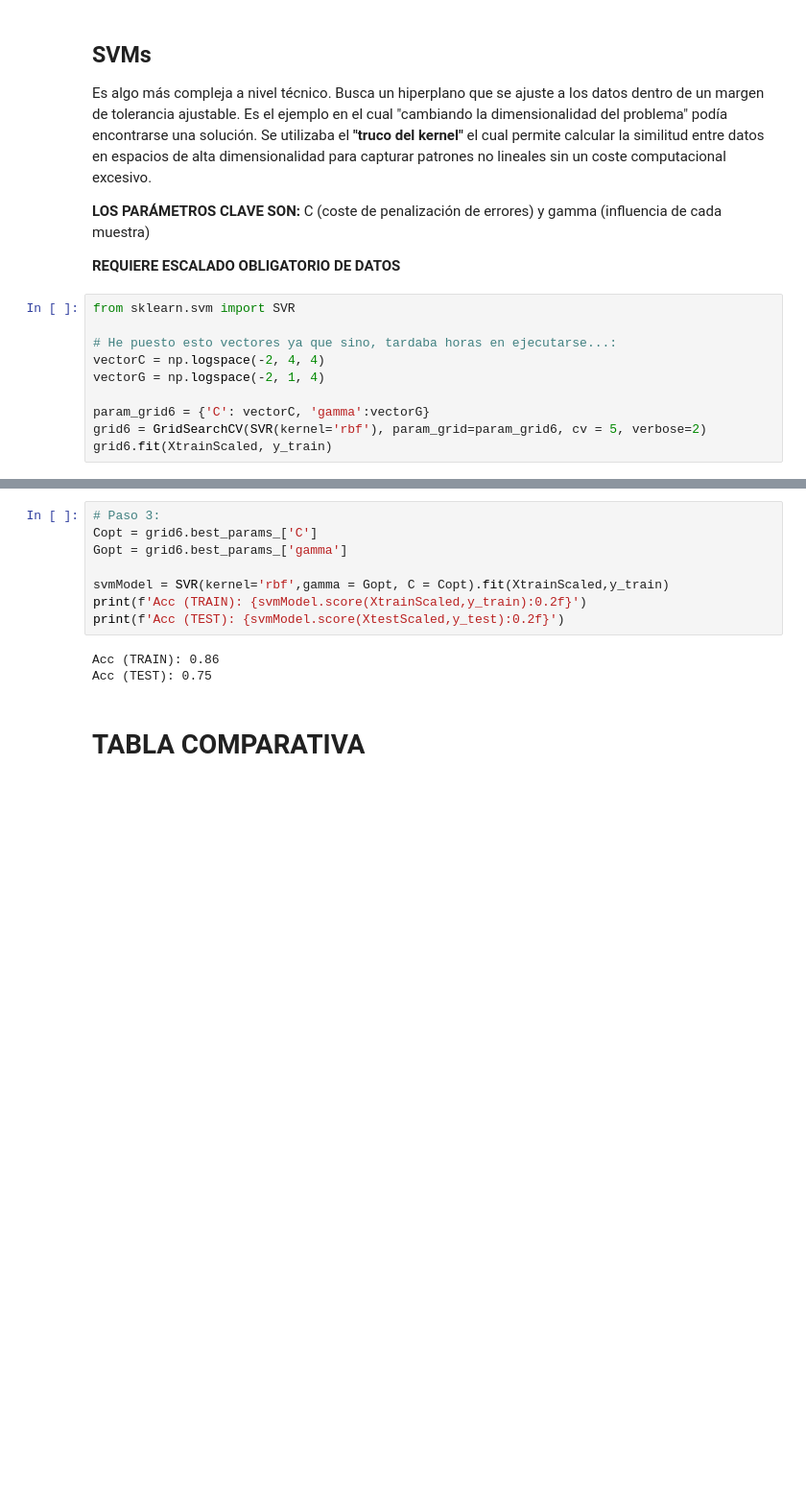
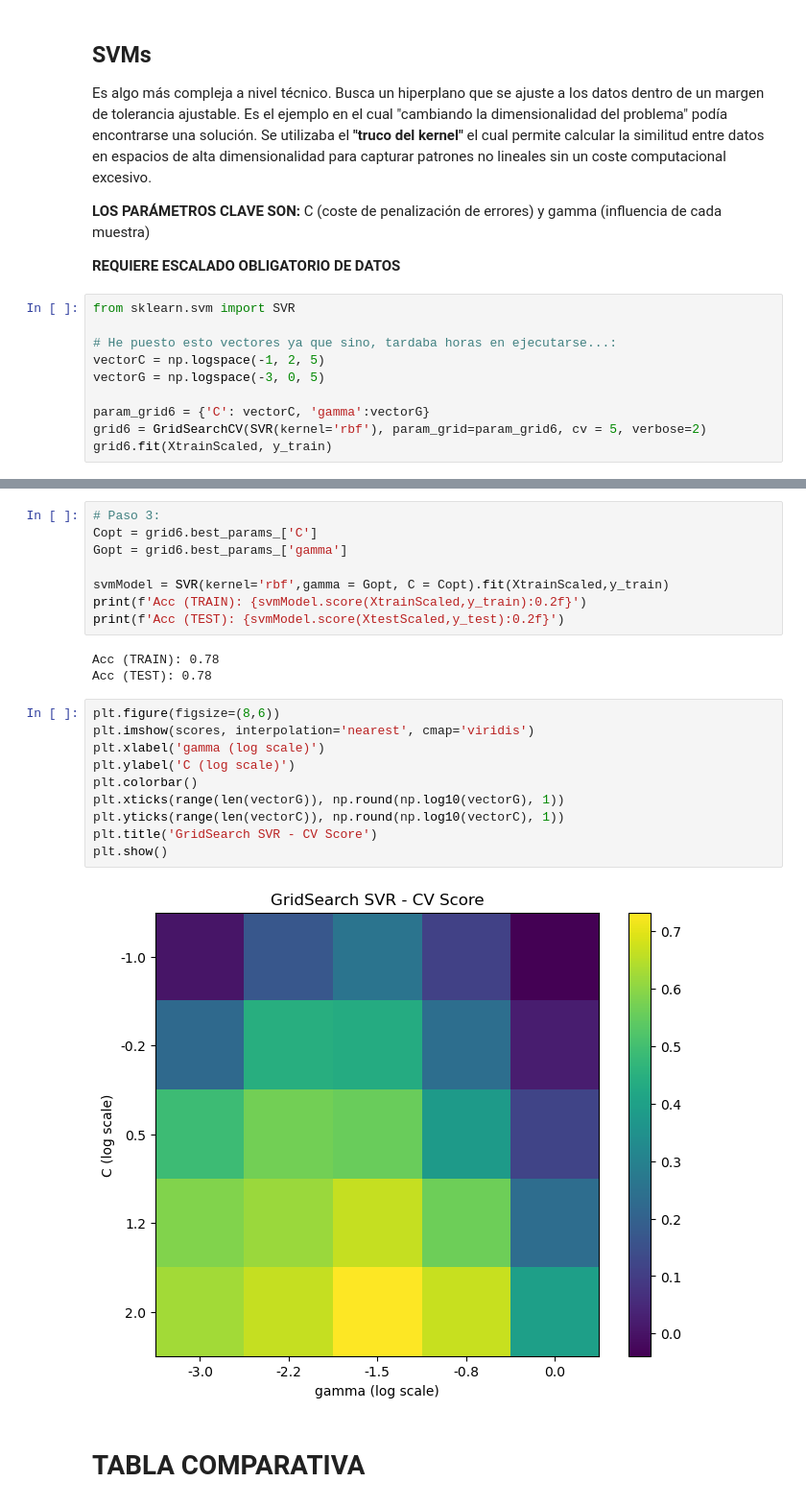
Before and after one commit to VictorReyesValbuena/PracticasProyectos, a Jupyter notebook: Proyecto 6 - Práctica Machine Learning/OK_ResolucionPractica.ipynb, the cells around one changed output, grey strips where cells are left out. Shown at 96% size. Saved outputs shown, nothing was run; the diff lists cells and outputs as text; blank space fills up the shorter version.

```diff
--- a/Proyecto 6 - Práctica Machine Learning/OK_ResolucionPractica.ipynb
+++ b/Proyecto 6 - Práctica Machine Learning/OK_ResolucionPractica.ipynb
@@ -463,8 +463,8 @@ Se utilizaba el **"truco del kernel"** el cual permite calcular la similitud ent
 from sklearn.svm import SVR
 
 # He puesto esto vectores ya que sino, tardaba horas en ejecutarse...:
-vectorC = np.logspace(-2, 4, 4)
-vectorG = np.logspace(-2, 1, 4)
+vectorC = np.logspace(-1, 2, 5)
+vectorG = np.logspace(-3, 0, 5)
 
 param_grid6 = {'C': vectorC, 'gamma':vectorG}
 grid6 = GridSearchCV(SVR(kernel='rbf'), param_grid=param_grid6, cv = 5, verbose=2)
@@ -513,8 +514,20 @@ svmModel = SVR(kernel='rbf',gamma = Gopt, C = Copt).fit(XtrainScaled,y_train)
 print(f'Acc (TRAIN): {svmModel.score(XtrainScaled,y_train):0.2f}')
 print(f'Acc (TEST): {svmModel.score(XtestScaled,y_test):0.2f}')
 # %% [output]
-Acc (TRAIN): 0.86
-Acc (TEST): 0.75
+Acc (TRAIN): 0.78
+Acc (TEST): 0.78
+# %%
+plt.figure(figsize=(8,6))
+plt.imshow(scores, interpolation='nearest', cmap='viridis')
+plt.xlabel('gamma (log scale)')
+plt.ylabel('C (log scale)')
+plt.colorbar()
+plt.xticks(range(len(vectorG)), np.round(np.log10(vectorG), 1))
+plt.yticks(range(len(vectorC)), np.round(np.log10(vectorC), 1))
+plt.title('GridSearch SVR - CV Score')
+plt.show()
+# %% [output]
+[figure, added]
 # %% [markdown]
 # TABLA COMPARATIVA
 # %%
```
Also changed, not shown: parts of 21 cells of this notebook, 1 other file.
